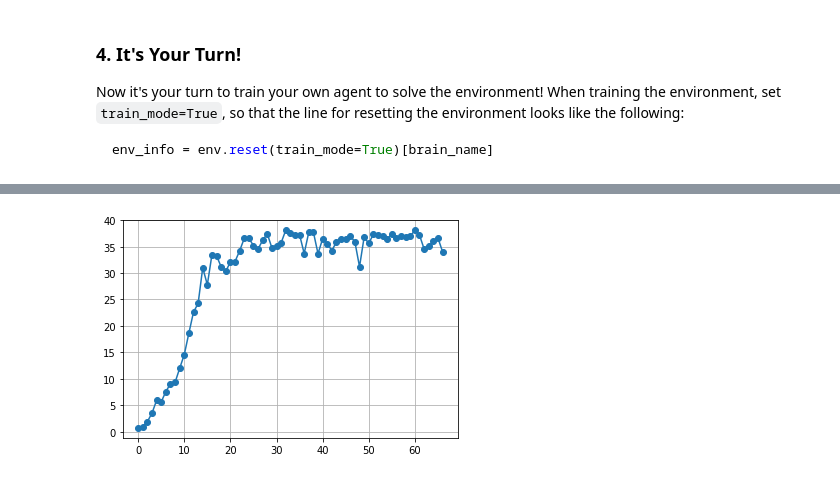
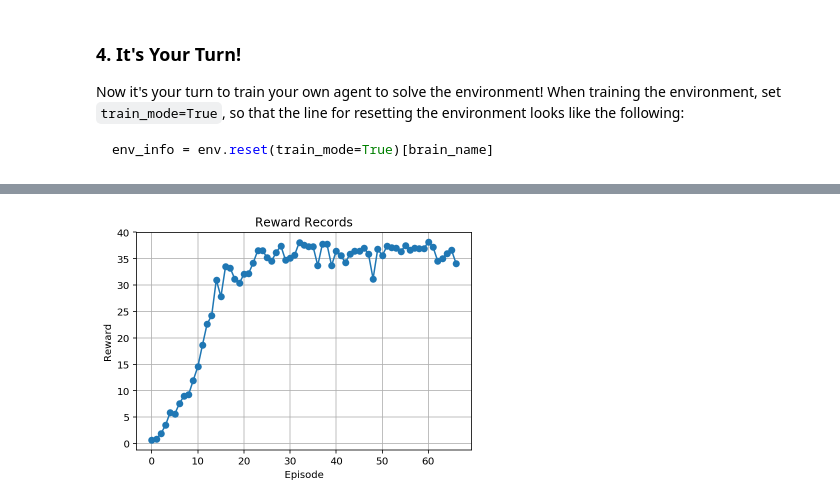
Before and after one commit to yoon-gu/deep-reinforcement-learning, a Jupyter notebook: p2_continuous-control/Continuous_Control.ipynb, the cells around one changed output, grey strips where cells are left out. Saved outputs shown, nothing was run; the diff lists cells and outputs as text; code cells hidden in the pictures.

```diff
--- a/p2_continuous-control/Continuous_Control.ipynb
+++ b/p2_continuous-control/Continuous_Control.ipynb
@@ -188,9 +188,14 @@ Score is higher than 30.
 # %%
 import matplotlib.pyplot as plt
 %matplotlib inline
+%config InlineBackend.figure_format = 'retina'
 plt.plot(scores, 'o-')
 plt.grid()
+plt.title('Reward Records')
+plt.xlabel('Episode')
+plt.ylabel('Reward')
+plt.show()
 # %% [output]
-[figure, old version]
+[figure, new version]
 # %%
 env.close()
```
